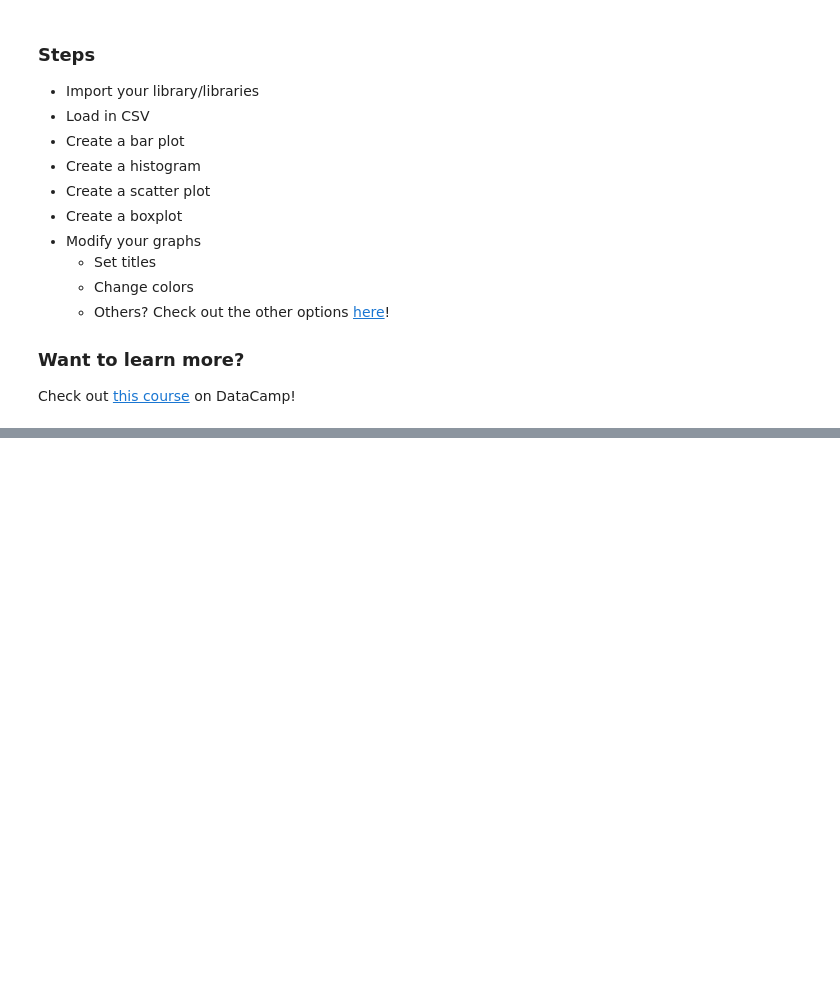
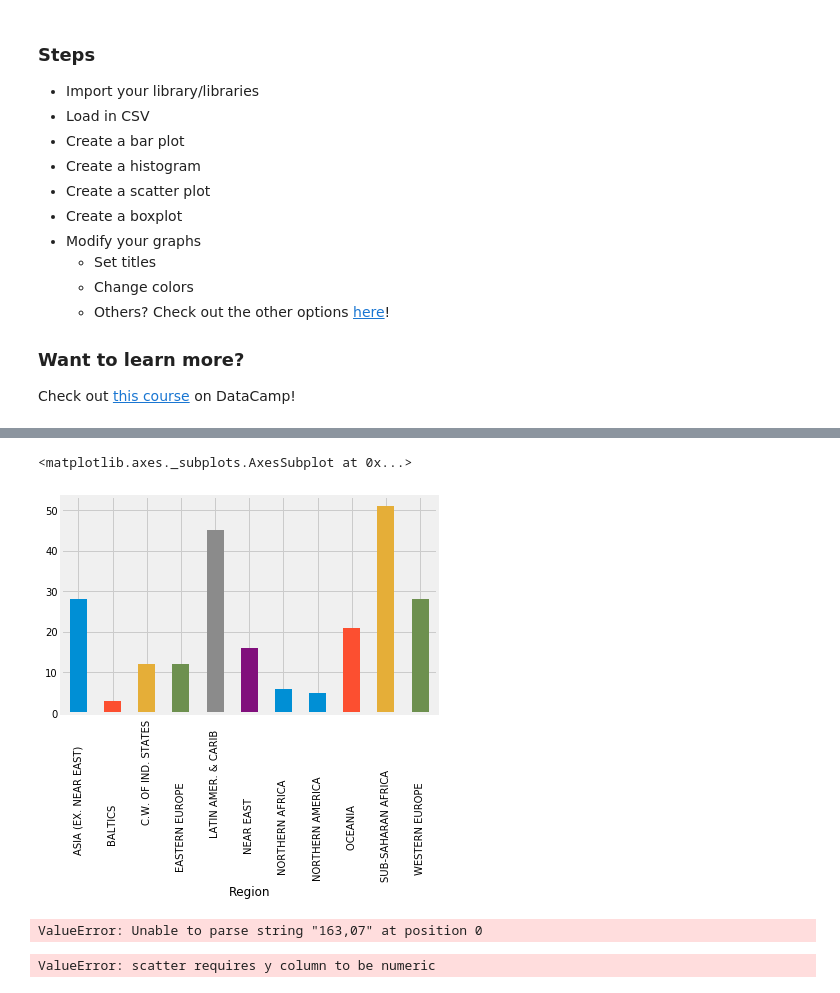
Before and after one commit to hksdatascience/bootcamp, a Jupyter notebook: spring_2019/2019-02-28/Practice Workbook.ipynb, the cells around one changed output, grey strips where cells are left out. Drawn from its saved outputs; the diff is of its cells as text; code cells hidden in the pictures; blank space fills up the shorter version.

```diff
--- a/spring_2019/2019-02-28/Practice Workbook.ipynb
+++ b/spring_2019/2019-02-28/Practice Workbook.ipynb
@@ -21,2 +22,4 @@ Check out [this course](https://www.datacamp.com/courses/introduction-to-data-vi
 # %%
 # Read in the countries_of_the_world.csv file
+world = pd.read_csv("countries_of_the_world.csv")
+world.head()
@@ -23,4 +33,12 @@ Check out [this course](https://www.datacamp.com/courses/introduction-to-data-vi
+# %%
+import matplotlib.style as style
+style.use("fivethirtyeight")
 # %%
 # Create a bar plot
+# Plot counts of values
+world.groupby(['Region']).size().plot(kind = 'bar')
+# %% [output]
+<matplotlib.axes._subplots.AxesSubplot at 0x...>
+[figure, added]
 # %%
 # Create a histogram
@@ -29,2 +47,12 @@ Check out [this course](https://www.datacamp.com/courses/introduction-to-data-vi
+# %%
+world['GDP ($ per capita)']=pd.to_numeric(world['GDP ($ per capita)'])
+world['Infant mortality (per 1000 births)']=pd.to_numeric(world['Infant mortality (per 1000 births)'])
+# %% [output]
+ValueError: Unable to parse string "163,07" at position 0
+# %%
+# Create a scatter plot
+world.plot.scatter(x = 'GDP ($ per capita)', y = 'Infant mortality (per 1000 births)')
+# %% [output]
+ValueError: scatter requires y column to be numeric
 # %%
 # Create a boxplot
```
Also changed, not shown: parts of 4 cells of this notebook, 5 other files.
